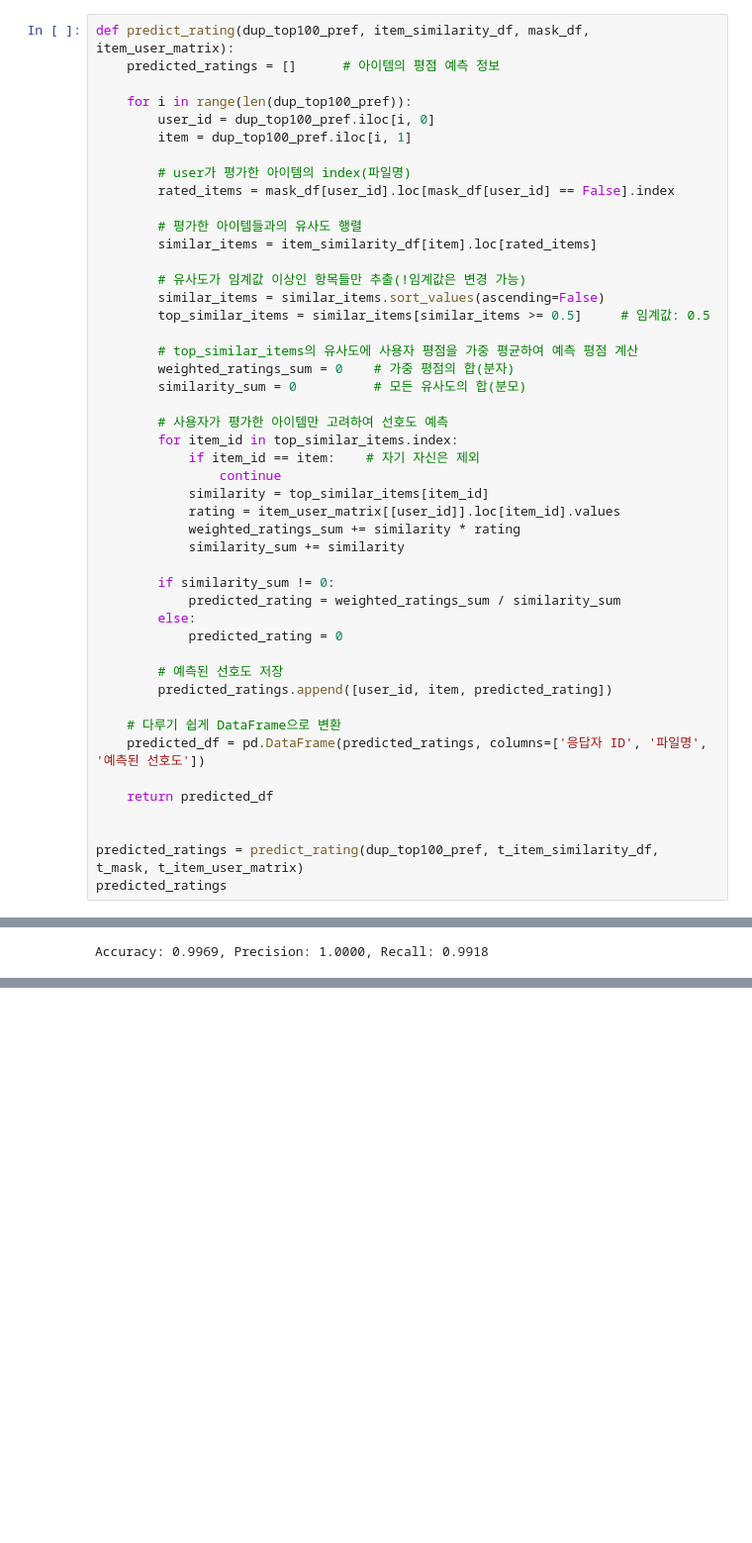
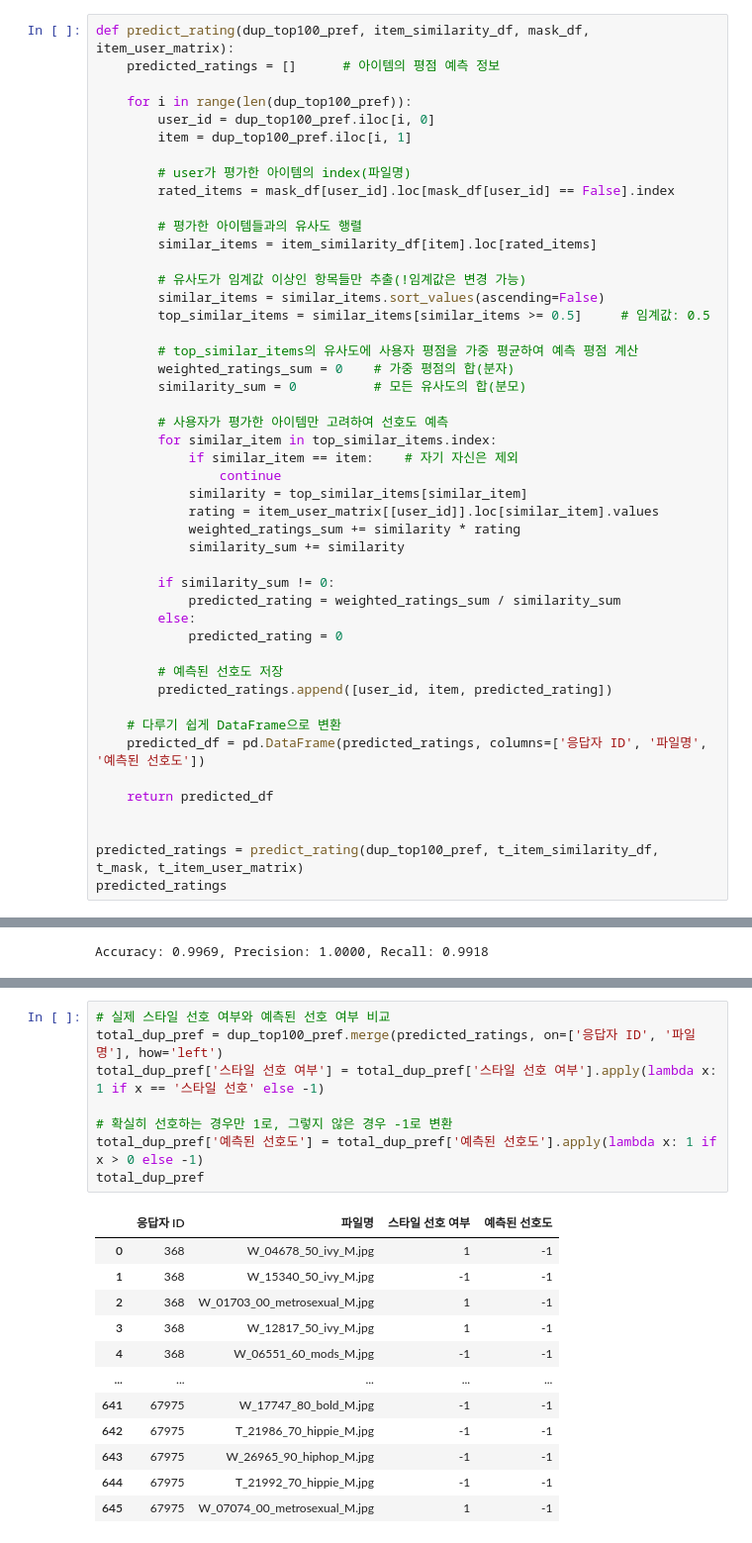
Before and after one commit to editdiary/DCC, a Jupyter notebook: Mission3/mission3-1.ipynb, the cells around one changed output, grey strips where cells are left out. Shown: that part at 99% size. Cells and saved outputs as stored; diff of their text form; blank space fills up the shorter version.

```diff
--- a/Mission3/mission3-1.ipynb
+++ b/Mission3/mission3-1.ipynb
@@ -156,11 +156,11 @@ def predict_rating(dup_top100_pref, item_similarity_df, mask_df, item_user_matri
         similarity_sum = 0          # 모든 유사도의 합(분모)
 
         # 사용자가 평가한 아이템만 고려하여 선호도 예측
-        for item_id in top_similar_items.index:
-            if item_id == item:    # 자기 자신은 제외
+        for similar_item in top_similar_items.index:
+            if similar_item == item:    # 자기 자신은 제외
                 continue
-            similarity = top_similar_items[item_id]
-            rating = item_user_matrix[[user_id]].loc[item_id].values
+            similarity = top_similar_items[similar_item]
+            rating = item_user_matrix[[user_id]].loc[similar_item].values
             weighted_ratings_sum += similarity * rating
             similarity_sum += similarity
 
@@ -227,0 +360,21 @@ Accuracy: 0.9969, Precision: 1.0000, Recall: 0.9918
+# %%
+# 실제 스타일 선호 여부와 예측된 선호 여부 비교
+total_dup_pref = dup_top100_pref.merge(predicted_ratings, on=['응답자 ID', '파일명'], how='left')
+total_dup_pref['스타일 선호 여부'] = total_dup_pref['스타일 선호 여부'].apply(lambda x: 1 if x == '스타일 선호' else -1)
+
+# 확실히 선호하는 경우만 1로, 그렇지 않은 경우 -1로 변환
+total_dup_pref['예측된 선호도'] = total_dup_pref['예측된 선호도'].apply(lambda x: 1 if x > 0 else -1)
+total_dup_pref
+# %% [output]
+|  | 응답자 ID | 파일명 | 스타일 선호 여부 | 예측된 선호도 |
+| 0 | 368 | W_04678_50_ivy_M.jpg | 1 | -1 |
+| 1 | 368 | W_15340_50_ivy_M.jpg | -1 | -1 |
+| 2 | 368 | W_01703_00_metrosexual_M.jpg | 1 | -1 |
+| 3 | 368 | W_12817_50_ivy_M.jpg | 1 | -1 |
+| 4 | 368 | W_06551_60_mods_M.jpg | -1 | -1 |
+| ... | ... | ... | ... | ... |
+| 641 | 67975 | W_17747_80_bold_M.jpg | -1 | -1 |
+| 642 | 67975 | T_21986_70_hippie_M.jpg | -1 | -1 |
+| 643 | 67975 | W_26965_90_hiphop_M.jpg | -1 | -1 |
+| 644 | 67975 | T_21992_70_hippie_M.jpg | -1 | -1 |
+| 645 | 67975 | W_07074_00_metrosexual_M.jpg | 1 | -1 |
```
Also changed, not shown: parts of 20 cells of this notebook.
